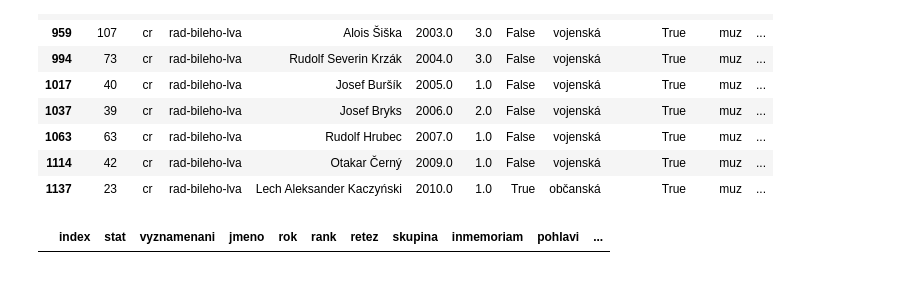
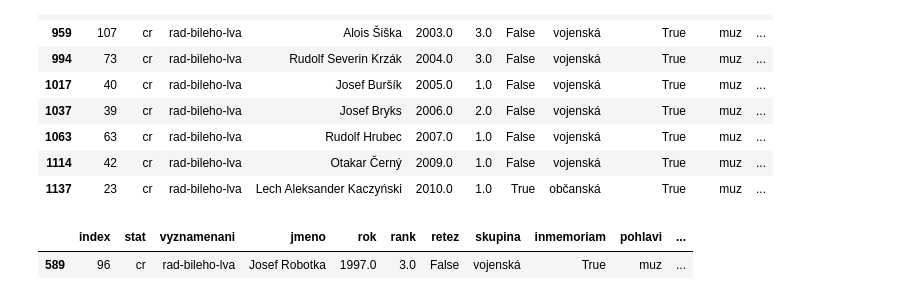
Before and after one commit to DataRozhlas/vyznamenani, a Jupyter notebook: vyznamenani.ipynb, the cells around one changed output. Cells and saved outputs as stored; diff of their text form; code cells hidden in the pictures.

Commit message:
Robotka a Krajina

```diff
--- a/vyznamenani.ipynb
+++ b/vyznamenani.ipynb
@@ -176,6 +168,7 @@ metaly.loc[metaly.jmeno.eq("František"),"jmeno"]="František Kriegel"
 metaly.loc[metaly.jmeno.eq("Detlef"),"jmeno"]="Detlef Lingemann"
 
 metaly.loc[metaly.jmeno.eq("Alfred Duff Cooper"),"inmemoriam"]=True
+metaly.loc[metaly.jmeno.eq("Josef Robotka"),"inmemoriam"]=True
 metaly.loc[metaly.jmeno.eq("Lech Aleksander Kaczyński"),"inmemoriam"]=True
 metaly.loc[metaly.jmeno.eq("George S. Patton"),"inmemoriam"]=True
 # %%
@@ -893,6 +899,7 @@ metaly[(metaly["vyznamenani"] == "rad-bileho-lva") & (metaly["prezident"] == "Kl
 | 1114 | 42 | cr | rad-bileho-lva | Otakar Černý | 2009.0 | 1.0 | False | vojenská | True | muz | ... |
 | 1137 | 23 | cr | rad-bileho-lva | Lech Aleksander Kaczyński | 2010.0 | 1.0 | True | občanská | True | muz | ... |
 # %%
-metaly[metaly.jmeno.str.contains("Zeln")]
+metaly[metaly.jmeno.str.contains("Robotka")]
 # %% [output]
 |  | index | stat | vyznamenani | jmeno | rok | rank | retez | skupina | inmemoriam | pohlavi | ... |
+| 589 | 96 | cr | rad-bileho-lva | Josef Robotka | 1997.0 | 3.0 | False | vojenská | True | muz | ... |
```
Also changed, not shown: parts of 38 cells of this notebook, 3 other files.
